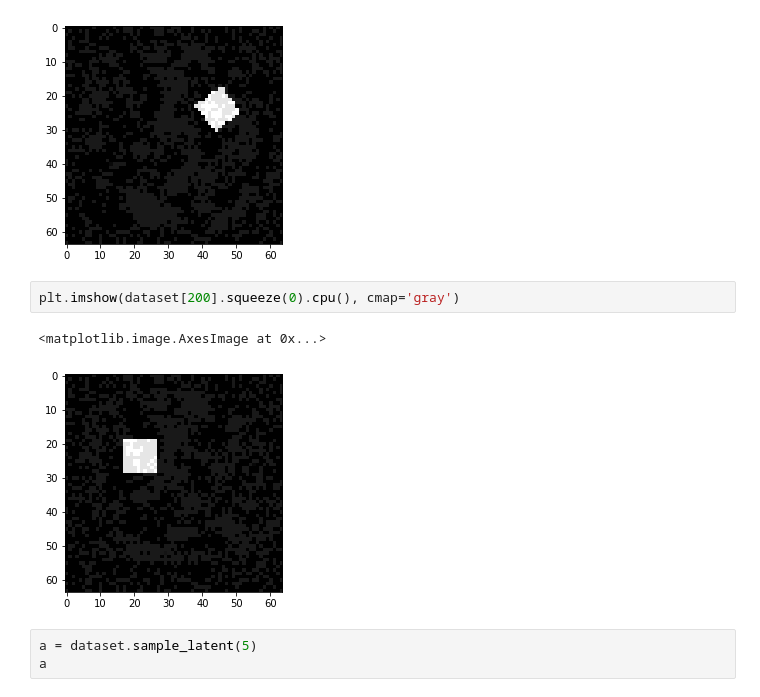
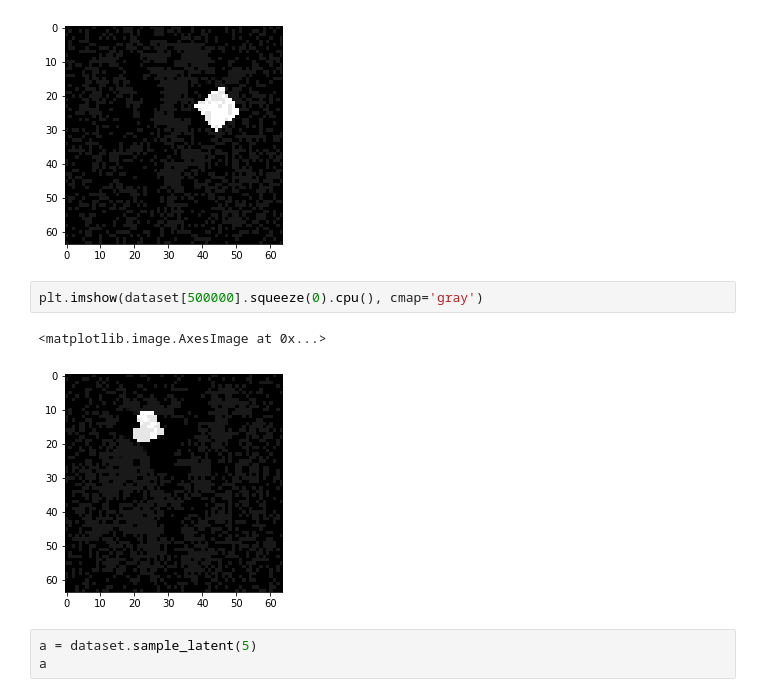
Before and after one commit to hzzhyj/atml, a Jupyter notebook: datasets/NoiseNet.ipynb, the cells around one changed output. Cells and saved outputs as stored; diff of their text form.

```diff
--- a/datasets/NoiseNet.ipynb
+++ b/datasets/NoiseNet.ipynb
@@ -50,10 +50,10 @@ plt.imshow(dataset[5000].squeeze(0).cpu(), cmap='gray')
 <matplotlib.image.AxesImage at 0x...>
 [figure]
 # %%
-plt.imshow(dataset[200].squeeze(0).cpu(), cmap='gray')
+plt.imshow(dataset[500000].squeeze(0).cpu(), cmap='gray')
 # %% [output]
 <matplotlib.image.AxesImage at 0x...>
-[figure, old version]
+[figure, new version]
 # %%
 a = dataset.sample_latent(5)
 a
```
Also changed, not shown: 4 other files.
